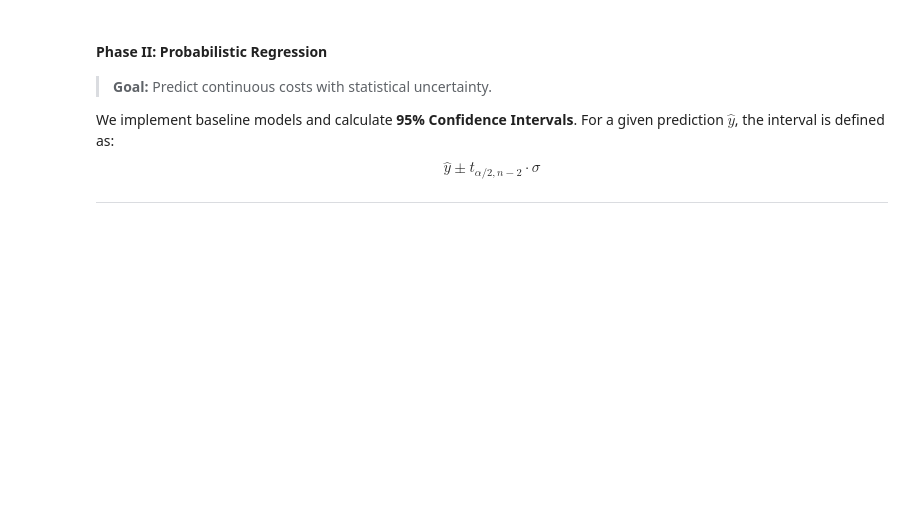
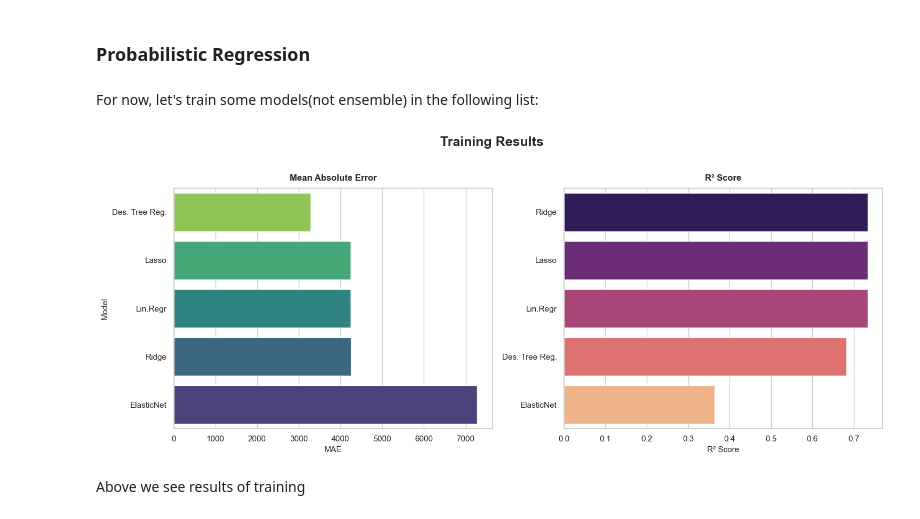
Before and after one commit to kolyakr/Comprehensive-Analysis-of-Medical-Insurance-Costs, a Jupyter notebook: code.ipynb, the cells around one changed output. Cells and saved outputs as stored; diff of their text form; code cells hidden in the pictures; blank space fills up the shorter version.

Commit message:
- train simple models - tune Desicion Tree Regressor

```diff
--- a/code.ipynb
+++ b/code.ipynb
@@ -25,0 +85,5 @@ This project explores the Medical Cost Personal Dataset through the lenses of bo
+# %%
+cat_idx = X_train.select_dtypes(include="object").columns
+num_idx = X_train.select_dtypes(exclude="object").columns
+
+cat_idx, num_idx
@@ -26,11 +137,5 @@ This project explores the Medical Cost Personal Dataset through the lenses of bo
 # %% [markdown]
 <a id="regression"></a>
-#### Phase II: Probabilistic Regression
-> **Goal:** Predict continuous costs with statistical uncertainty.
-
-We implement baseline models and calculate **95% Confidence Intervals**. For a given prediction $\hat{y}$, the interval is defined as:
-$$\hat{y} \pm t_{\alpha/2, n-2} \cdot \sigma$$
-
-
-
----
+### Probabilistic Regression
+# %% [markdown]
+For now, let's train some models(not ensemble) in the following list:
@@ -36,0 +177,42 @@ $$\hat{y} \pm t_{\alpha/2, n-2} \cdot \sigma$$
+# %%
+def plot_regression_metrics(df, title, mae_palette='viridis_r', r2_palette='magma'):
+    sns.set_theme(style="whitegrid")
+
+    fig, axes = plt.subplots(1, 2, figsize=(15, 6))
+
+    sns.barplot(
+        data=df.sort_values(by="MAE"),
+        x='MAE',
+        y='Model',
+        hue='Model',
+        legend=False,
+        palette=mae_palette,
+        ax=axes[0]
+    )
+    axes[0].set_title('Mean Absolute Error', fontsize=12, fontweight='bold', pad=10)
+    axes[0].set_xlabel('MAE', fontsize=11)
+    axes[0].set_ylabel('Model', fontsize=11)
+
+    sns.barplot(
+        data=df.sort_values(by="R2", ascending=False),
+        x='R2',
+        y='Model',
+        hue='Model',
+        legend=False,
+        palette=r2_palette,
+        ax=axes[1]
+    )
+    axes[1].set_title('R² Score', fontsize=12, fontweight='bold', pad=10)
+    axes[1].set_xlabel('R² Score', fontsize=11)
+    axes[1].set_ylabel('')
+
+    fig.suptitle(title, fontsize=18, fontweight='bold', y=1.02)
+
+    plt.tight_layout()
+    plt.show()
+# %%
+plot_regression_metrics(results_df, title="Training Results")
+# %% [output]
+[figure, added]
+# %% [markdown]
+Above we see results of training
```
Also changed, not shown: parts of 41 cells of this notebook, 1 other file.
